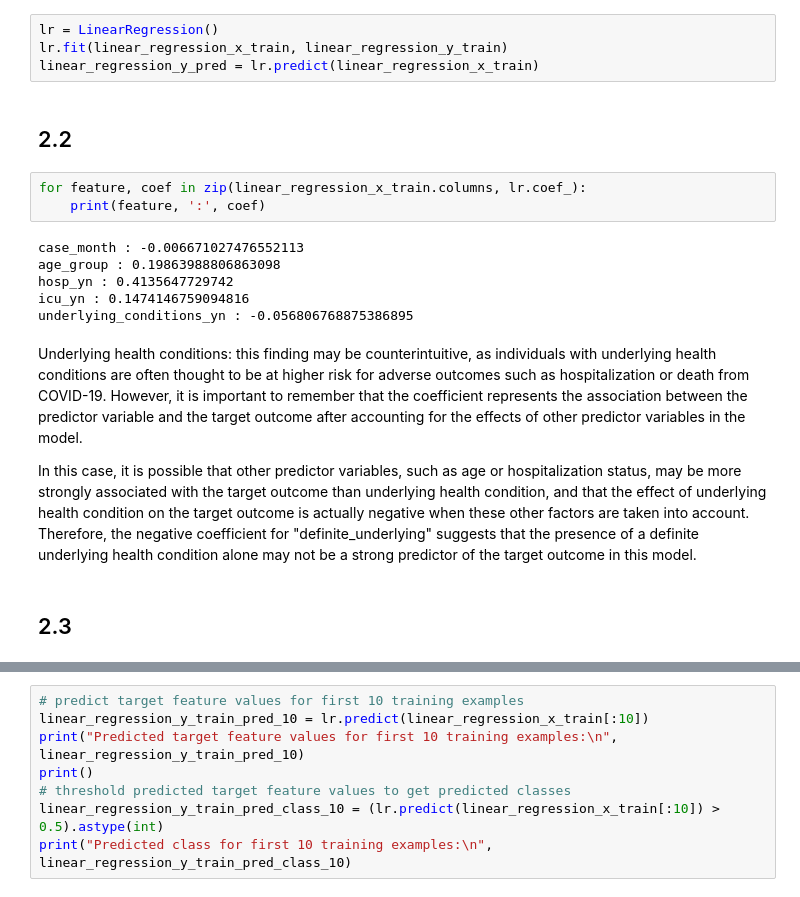
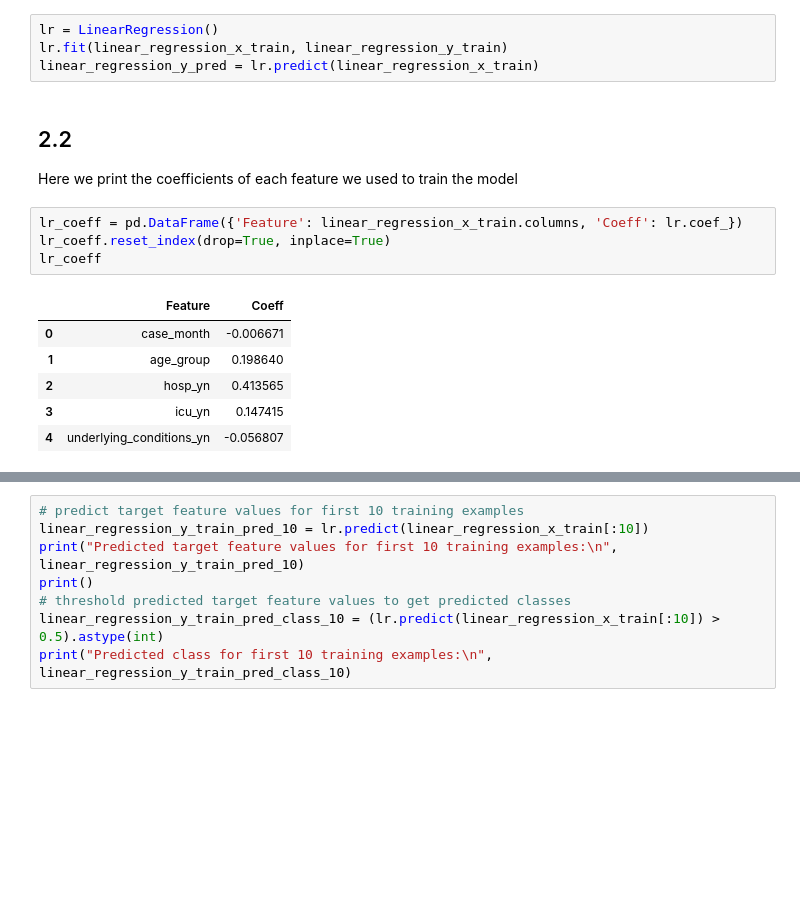
Before and after one commit to mattx245/Machine-Learning-Project, a Jupyter notebook: Homework2_22207000_12468998.ipynb, the cells around one changed output, grey strips where cells are left out. Drawn from its saved outputs; the diff is of its cells as text; blank space fills up the shorter version.

```diff
--- a/Homework2_22207000_12468998.ipynb
+++ b/Homework2_22207000_12468998.ipynb
@@ -332,20 +334,18 @@ linear_regression_y_test = test['death_yn']
 lr = LinearRegression()
 lr.fit(linear_regression_x_train, linear_regression_y_train)
 linear_regression_y_pred = lr.predict(linear_regression_x_train)
-# %% [markdown]
-## 2.2
-# %%
-for feature, coef in zip(linear_regression_x_train.columns, lr.coef_):
-    print(feature, ':', coef)
-# %% [output]
-case_month : -0.006671027476552113
-age_group : 0.19863988806863098
-hosp_yn : 0.4135647729742
-icu_yn : 0.1474146759094816
-underlying_conditions_yn : -0.056806768875386895
-# %% [markdown]
-Underlying health conditions: this finding may be counterintuitive, as individuals with underlying health conditions are often thought to be at higher risk for adverse outcomes such as hospitalization or death from COVID-19. However, it is important to remember that the coefficient represents the association between the predictor variable and the target outcome after accounting for the effects of other predictor variables in the model.
-
-In this case, it is possible that other predictor variables, such as age or hospitalization status, may be more strongly associated with the target outcome than underlying health condition, and that the effect of underlying health condition on the target outcome is actually negative when these other factors are taken into account. Therefore, the negative coefficient for "definite_underlying" suggests that the presence of a definite underlying health condition alone may not be a strong predictor of the target outcome in this model.
-# %% [markdown]
-## 2.3
+# %% [markdown]
+## 2.2
+
+Here we print the coefficients of each feature we used to train the model
+# %%
+lr_coeff = pd.DataFrame({'Feature': linear_regression_x_train.columns, 'Coeff': lr.coef_})
+lr_coeff.reset_index(drop=True, inplace=True)
+lr_coeff
+# %% [output]
+|  | Feature | Coeff |
+| 0 | case_month | -0.006671 |
+| 1 | age_group | 0.198640 |
+| 2 | hosp_yn | 0.413565 |
+| 3 | icu_yn | 0.147415 |
+| 4 | underlying_conditions_yn | -0.056807 |
```
Also changed, not shown: parts of 21 cells of this notebook.
